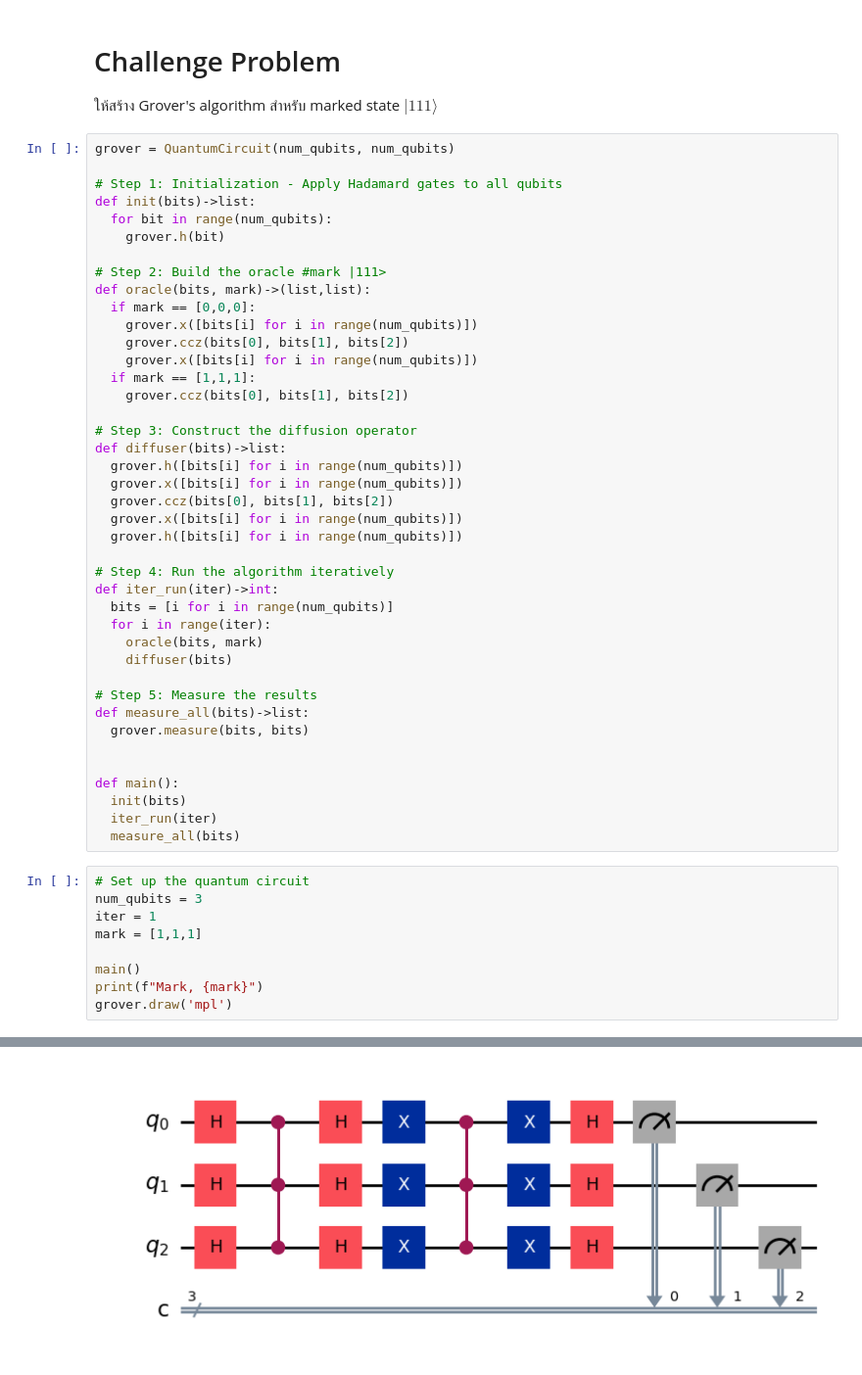
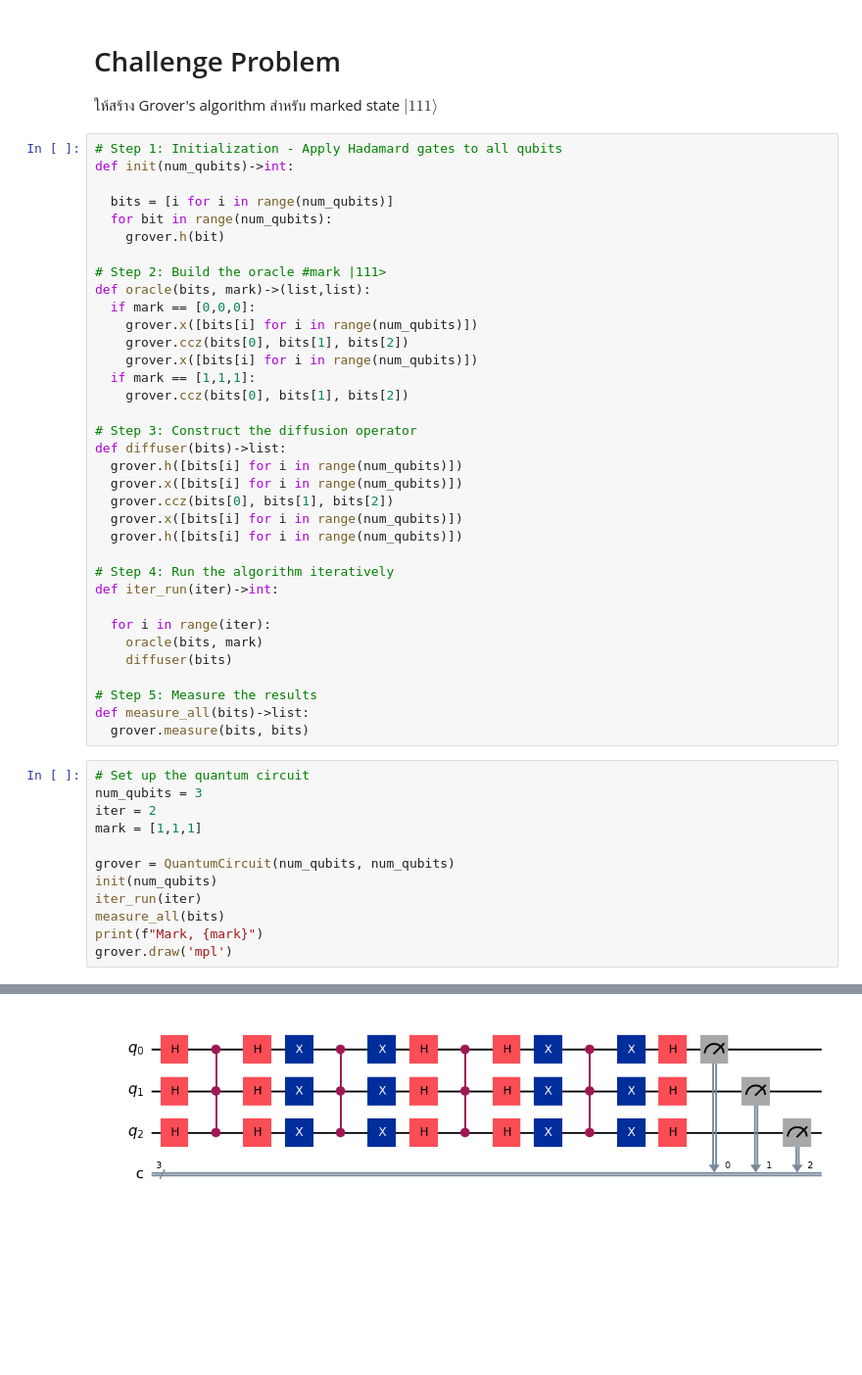
Before and after one commit to ThanapolKhamhla/Grovers-algorithm, a Jupyter notebook: Grover.ipynb, the cells around one changed output, grey strips where cells are left out. Shown at 98% size. Drawn from its saved outputs; the diff is of its cells as text; blank space fills up the shorter version.

Commit message:
Qiskit for Grover's algorithm with 3 qubits

```diff
--- a/Grover.ipynb
+++ b/Grover.ipynb
@@ -76,10 +76,10 @@ plot_histogram(counts)
 # Challenge Problem
 ให้สร้าง Grover's algorithm สำหรับ marked state $|111⟩$
 # %%
-grover = QuantumCircuit(num_qubits, num_qubits)
+# Step 1: Initialization - Apply Hadamard gates to all qubits
+def init(num_qubits)->int:
 
-# Step 1: Initialization - Apply Hadamard gates to all qubits
-def init(bits)->list:
+  bits = [i for i in range(num_qubits)]
   for bit in range(num_qubits):
     grover.h(bit)
 
@@ -102,7 +102,7 @@ def diffuser(bits)->list:
 
 # Step 4: Run the algorithm iteratively
 def iter_run(iter)->int:
-  bits = [i for i in range(num_qubits)]
+
   for i in range(iter):
     oracle(bits, mark)
     diffuser(bits)
@@ -110,24 +110,21 @@ def iter_run(iter)->int:
 # Step 5: Measure the results
 def measure_all(bits)->list:
   grover.measure(bits, bits)
-
-
-def main():
-  init(bits)
-  iter_run(iter)
-  measure_all(bits)
 # %%
 # Set up the quantum circuit
 num_qubits = 3
-iter = 1
+iter = 2
 mark = [1,1,1]
 
-main()
+grover = QuantumCircuit(num_qubits, num_qubits)
+init(num_qubits)
+iter_run(iter)
+measure_all(bits)
 print(f"Mark, {mark}")
 grover.draw('mpl')
 # %% [output]
 Mark, [1, 1, 1]
-[figure, old version]
+[figure, new version]
 # %%
 # execute the quantum circuit
 simulator = AerSimulator()
```
Also changed, not shown: parts of 7 cells of this notebook.
